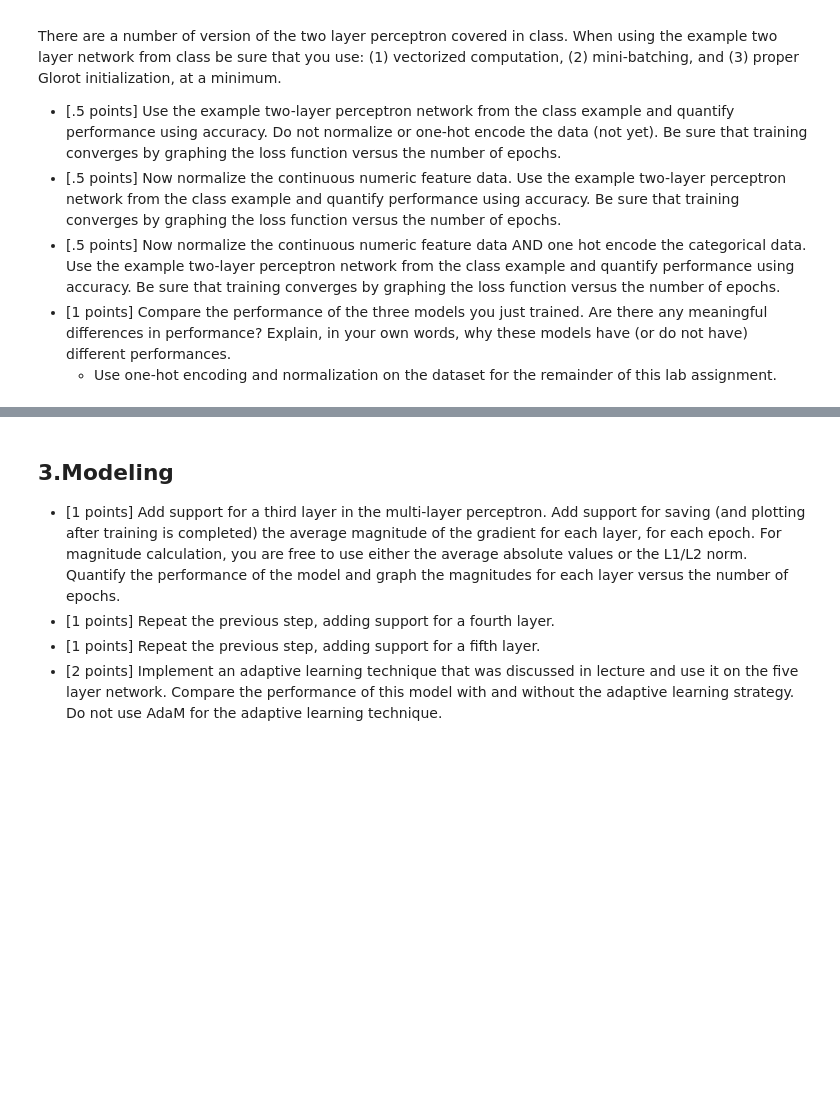
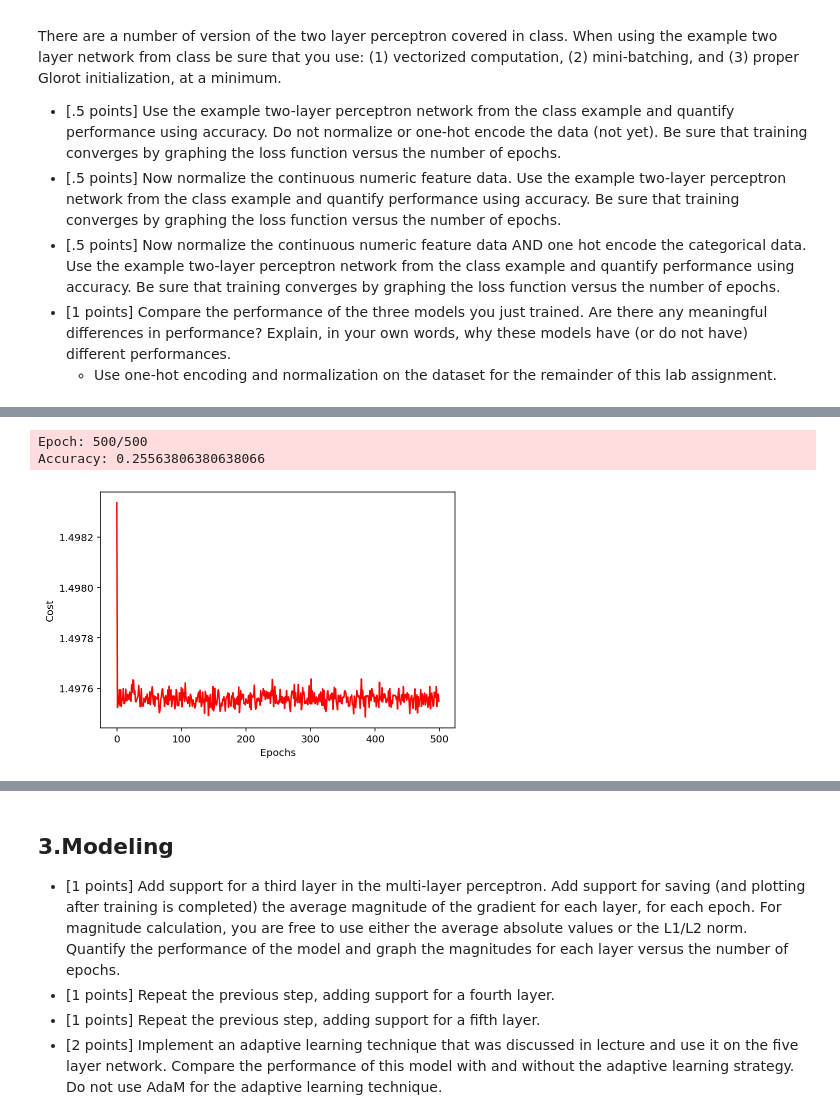
Before and after one commit to amor-tsai/MachineLearningNotebooks, a Jupyter notebook: Lab4.ipynb, the cells around one changed output, grey strips where cells are left out. Cells and saved outputs as stored; diff of their text form; code cells hidden in the pictures; blank space fills up the shorter version.

Commit message:
complete 2 layers

```diff
--- a/Lab4.ipynb
+++ b/Lab4.ipynb
@@ -188,0 +136,3 @@ dtype: object
+# %%
+df1 = df.drop(['State','County','ChildPoverty'],axis=1)
+df1.info()
@@ -188,0 +157,4 @@ dtype: object
+# %%
+y = np.array(df1['ChildPoverty_C'])
+df1.drop(['ChildPoverty_C'],axis=1,inplace=True)
+X = np.array(df1)
@@ -188,0 +178,2 @@ dtype: object
+# %%
+X_train, X_test, y_train, y_test = train_test_split(X,y,test_size=0.2, train_size=0.8)
@@ -198,0 +385,23 @@ There are a number of version of the two layer perceptron covered in class. When
+# %%
+params = dict(n_hidden=300,
+              l2=0.0, # tradeoff L2 regularizer
+              epochs=200, # iterations
+              eta=1e-2,  # learning rate
+              random_state=1,
+              onehot=False,
+              alpha=1e-2,
+              decrease_const=0.1,
+              minibatches=len(X_train)/32,
+              shuffle=True
+              )
+# %%
+%%time
+nn1 = TwoLayerPerceptron(**params)
+nn1.fit(X_train, y_train, print_progress=1)
+print()
+print('Accuracy:',accuracy_score(y_test,nn1.predict(X_test)))
+nn1.graph_loss_function()
+# %% [output]
+Epoch: 500/500
+Accuracy: 0.25563806380638066
+[figure, added]
```
Also changed, not shown: parts of 33 cells of this notebook.
